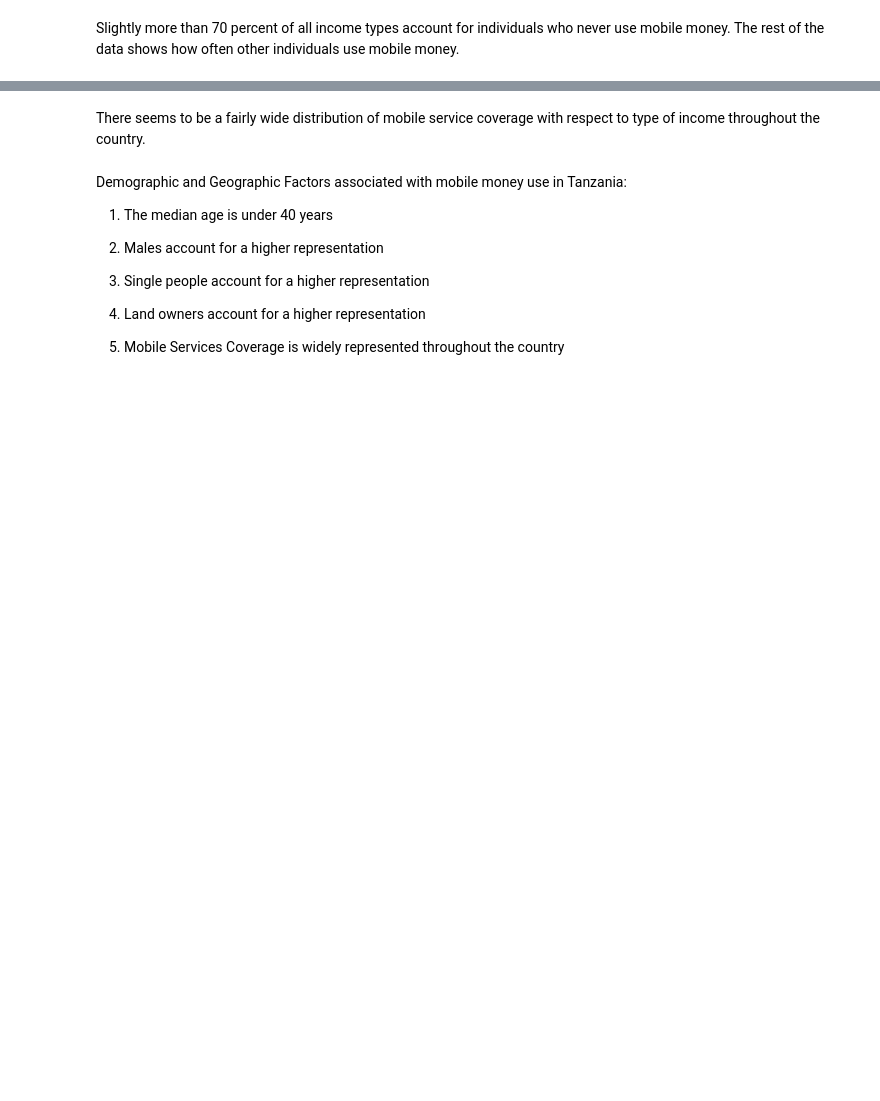
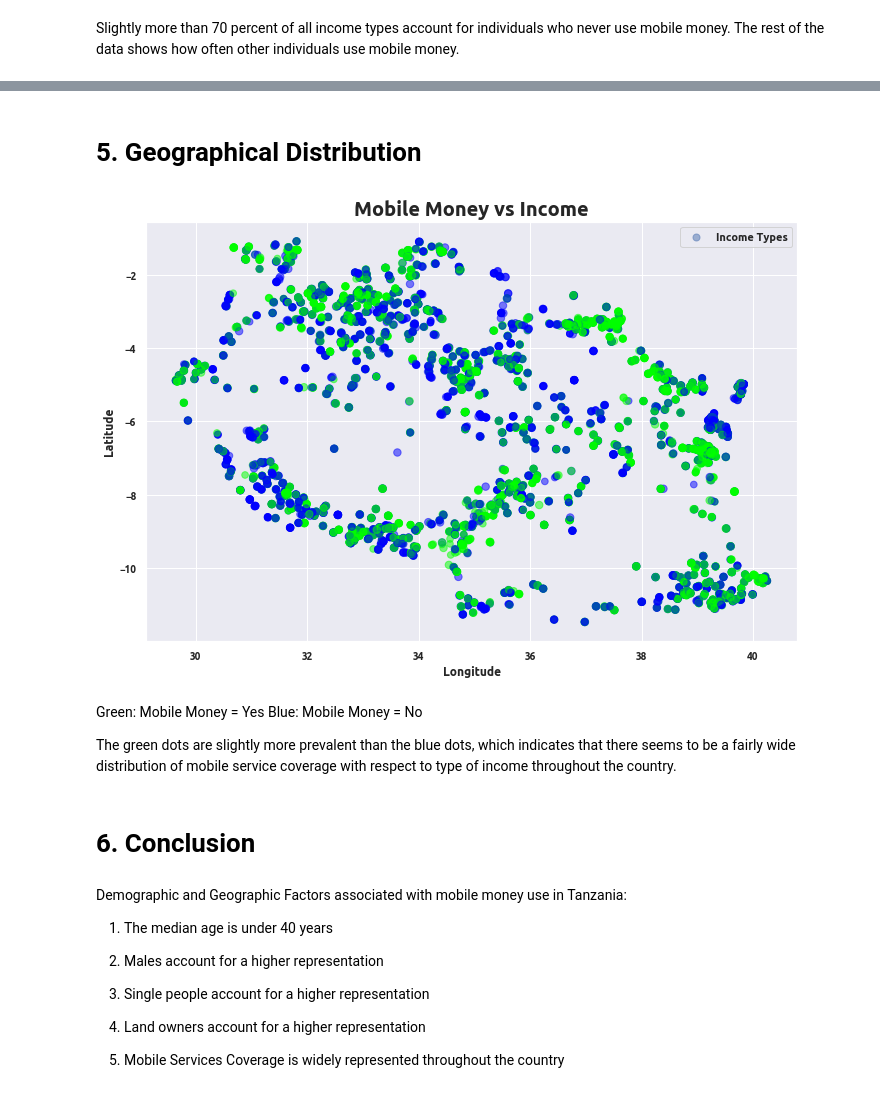
Before and after one commit to Shalom91/DATA-VIZ-Part2, a Jupyter notebook: Financial Services Use in Tanzania.ipynb, the cells around one changed output, grey strips where cells are left out. Cells and saved outputs as stored; diff of their text form; code cells hidden in the pictures; blank space fills up the shorter version.

```diff
--- a/Financial Services Use in Tanzania.ipynb
+++ b/Financial Services Use in Tanzania.ipynb
@@ -356,5 +331,39 @@ iplot(choromap)
+# %% [markdown]
+# 5. Geographical Distribution
+# %%
+# apply groupby to the data
+income_type = tanz_data.groupby('mobile_money').aggregate({'wage_income': 'count',
+                                                               'trade_income': 'count',
+                                                               'service_income': 'count',
+                                                               'piece_income': 'count',
+                                                               'rent_income': 'count',
+                                                               'interest_income': 'count',
+                                                               'pension_income': 'count',
+                                                               'welfare_income': 'count',
+                                                               'dependant_income': 'count',
+                                                               'expansepaid_income': 'count',
+                                                               'other_income': 'count'})
+income_type = (income_type / income_type.sum()) * 100
+# %%
+# plot the map
+tanz_data.plot(kind='scatter', x='Longitude', y='Latitude',
+    s= income_type, label='Income Types',
+    c='mobile_money', cmap=plt.get_cmap('brg'),
+    colorbar=False, alpha=0.5, figsize=(10,7),
+)
+plt.legend()
+plt.title('Mobile Money vs Income', fontsize=20, weight = 'bold')
+plt.tight_layout()
+plt.show()
+# %% [output]
+[figure, added]
 # %% [markdown]
-There seems to be a fairly wide distribution of mobile service coverage with respect to type of income throughout the country.
+Green: Mobile Money = Yes
+Blue: Mobile Money = No
+
+The green dots are slightly more prevalent than the blue dots, which indicates that there seems to be a fairly wide distribution of mobile service coverage with respect to type of income throughout the country.
+# %% [markdown]
+# 6. Conclusion
 # %% [markdown]
 Demographic and Geographic Factors associated with mobile money use in Tanzania:
 
```
Also changed, not shown: parts of 2 cells of this notebook.
